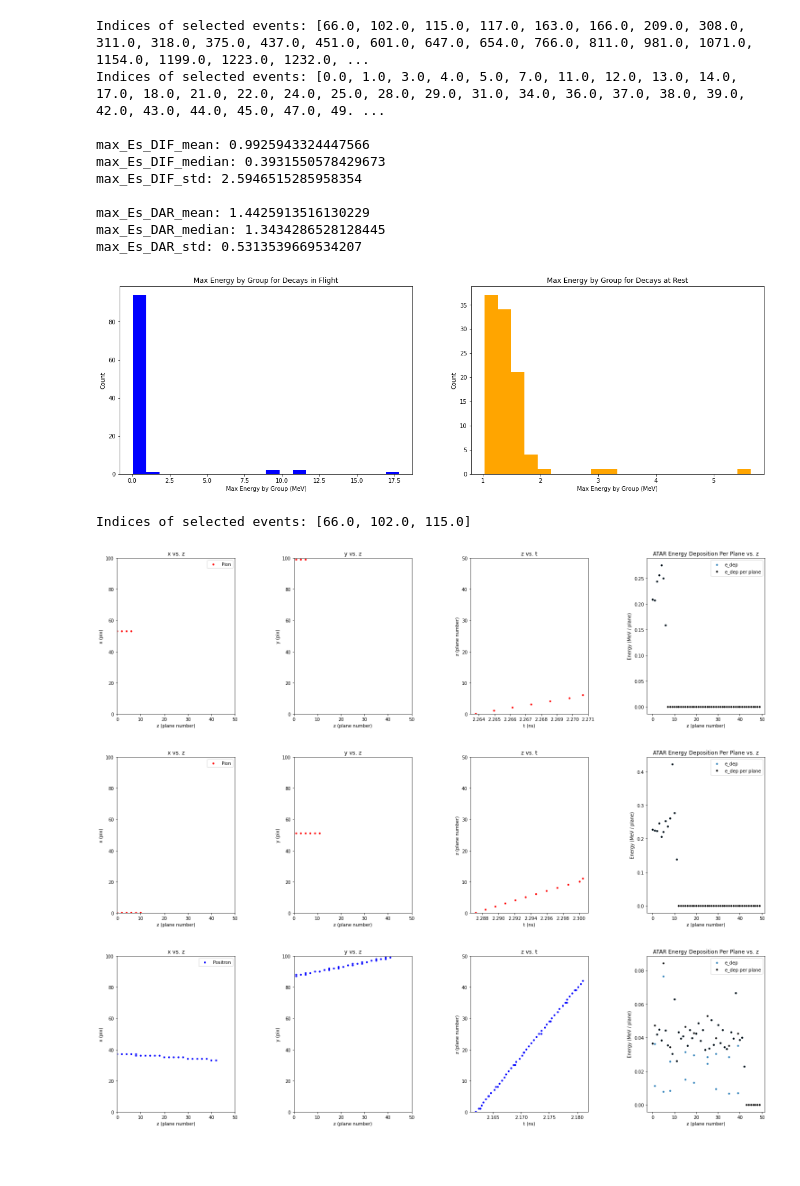
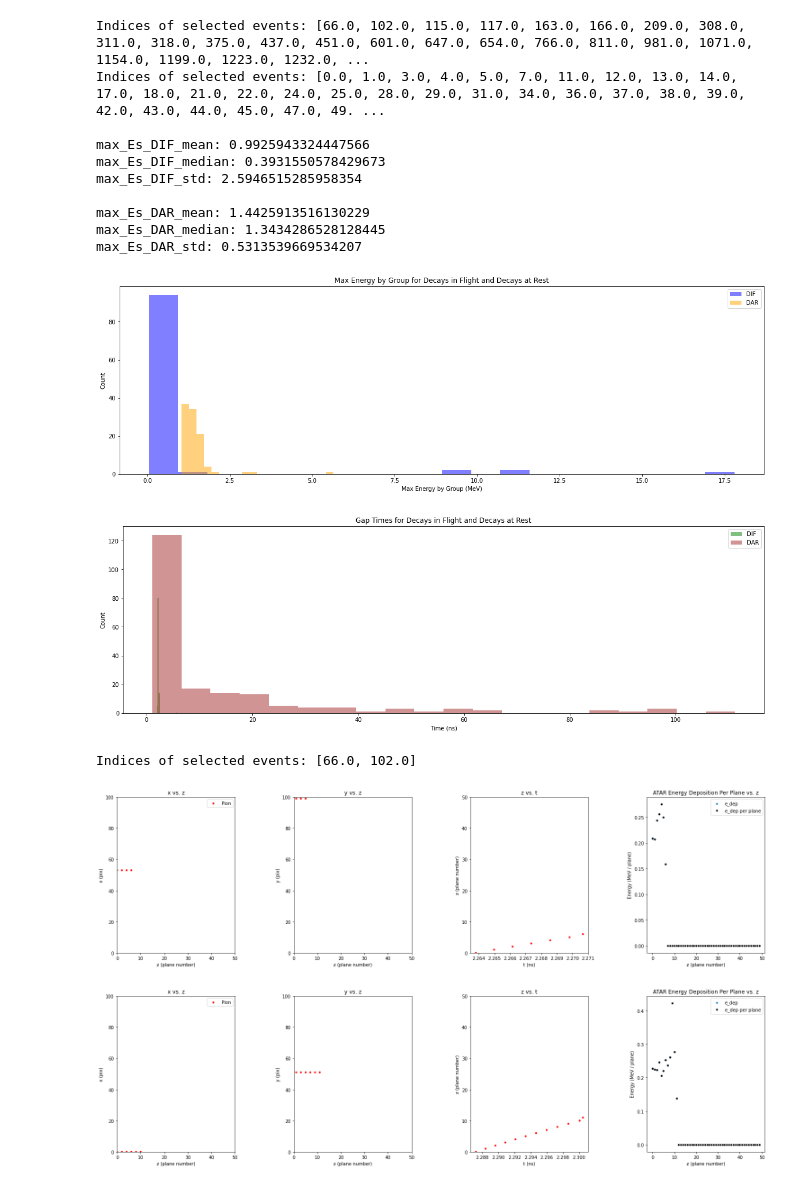
Before and after one commit to blah151/ATAR-Decay-Exploration, a Jupyter notebook: atar_exploration.ipynb, the cells around one changed output. Drawn from its saved outputs; the diff is of its cells as text; code cells hidden in the pictures; blank space fills up the shorter version.

Commit message:
Overlayed and made histograms transparent. Also added ability to change bin size.

```diff
--- a/atar_exploration.ipynb
+++ b/atar_exploration.ipynb
@@ -205,7 +219,10 @@ def event_visualization(tree, is_event_DAR, display_text_output, display_plots,
 # %%
 #Compare the maximum energy deposition of decays in flight and decays at rest. Show mean, median, and standard deviation for both sets of maximum energies, then plot them in
 #histogram form. One should notice that the DARs have a higher median energy deposited, though the means may be closer due to large outliers present in some DIF data.
-def compare_max_edep(max_Es_DIF, max_Es_DAR):
+#max_Es_DIF:  Data for maximum energies from decays in flight.
+#max_Es_DAR:  Data for maximum energies from decays at rest.
+#num_bins:  Controls the number of bins used when plotting data on histograms.
+def compare_max_edep(max_Es_DIF, max_Es_DAR, num_bins):
     max_Es_DIF_mean = np.mean(max_Es_DIF)
     max_Es_DIF_median = np.median(max_Es_DIF)
     max_Es_DIF_std = np.std(max_Es_DIF)
@@ -225,48 +242,56 @@ def compare_max_edep(max_Es_DIF, max_Es_DAR):
 
     plt.figure(figsize = (20, 6))
 
-    plt.subplot(1,2,1)
-    plt.hist(max_Es_DIF, 20, color = "blue")
-    plt.title("Max Energy by Group for Decays in Flight")
+    plt.hist(max_Es_DIF, num_bins, color = "blue", alpha = 0.5, label = "DIF")
+    plt.hist(max_Es_DAR, num_bins, color = "orange", alpha = 0.5, label = "DAR")
+    plt.title("Max Energy by Group for Decays in Flight and Decays at Rest")
     plt.xlabel("Max Energy by Group (MeV)")
     plt.ylabel("Count")
+    plt.legend()
 
-    plt.subplot(1,2,2)
-    plt.hist(max_Es_DAR, 20, color = "orange")
-    plt.title("Max Energy by Group for Decays at Rest")
-    plt.xlabel("Max Energy by Group (MeV)")
+#Plots gap times given and visualizes how these correlate with DIFs / DARs.
+#gap_times: A list of times in ns.
+#gap_times_DIF:  Data for times between decays for DIFs in ns.
+#gap_times_DAR:  Data for times between decays for DARs in ns.
+#num_bins:  Controls the number of bins used when plotting data on histograms.
+def compare_gap_times(gap_times_DIF, gap_times_DAR, num_bins):
+    plt.figure(figsize = (20, 6))
+
+    plt.hist(gap_times_DIF, num_bins, color = "green", alpha = 0.5, label = "DIF")
+    plt.hist(gap_times_DAR, num_bins, color = "brown", alpha = 0.5, label = "DAR")
+    plt.title("Gap Times for Decays in Flight and Decays at Rest")
+    plt.xlabel("Time (ns)")
     plt.ylabel("Count")
-
-#TODO: Look into gap times as possible way of distinguishing between DIFs and DARs.
-# def compare_gap_times():
+    plt.legend()
 # %%
-#Explore pion --> e data.
+#Compare energy deposition and gap times of DARs and DIFs for pion --> e data.
 PiEfile = r.TFile("pienux_out_stripped.root")
 PiEtree = PiEfile.Get("atar")
 # print([x.GetName() for x in tree.GetListOfBranches()])
 # print("\n")
 
-max_Es_DIF = event_visualization(PiEtree, 0, False, False, 100)
-max_Es_DAR = event_visualization(PiEtree, 1, False, False, 100)
+(max_Es_DIF, gap_times_DIF) = event_visualization(PiEtree, 0, False, False, 100)
+(max_Es_DAR, gap_times_DAR) = event_visualization(PiEtree, 1, False, False, 100)
 
-compare_max_edep(max_Es_DIF, max_Es_DAR)
+compare_max_edep(max_Es_DIF, max_Es_DAR, 20)
+compare_gap_times(gap_times_DIF, gap_times_DAR, 20)
 # %% [output]
 Indices of selected events: [66.0, 102.0, 115.0, 117.0, 163.0, 166.0, 209.0, 308.0, 311.0, 318.0, 375.0, 437.0, 451.0, 601.0, 647.0, 654.0, 766.0, 811.0, 981.0, 1071.0, 1154.0, 1199.0, 1223.0, 1232.0, ...
 Indices of selected events: [0.0, 1.0, 3.0, 4.0, 5.0, 7.0, 11.0, 12.0, 13.0, 14.0, 17.0, 18.0, 21.0, 22.0, 24.0, 25.0, 28.0, 29.0, 31.0, 34.0, 36.0, 37.0, 38.0, 39.0, 42.0, 43.0, 44.0, 45.0, 47.0, 49. ...
 
 max_Es_DIF_mean: 0.9925943324447566
 max_Es_DIF_median: 0.3931550578429673
 max_Es_DIF_std: 2.5946515285958354
 
 max_Es_DAR_mean: 1.4425913516130229
 max_Es_DAR_median: 1.3434286528128445
 max_Es_DAR_std: 0.5313539669534207
-[figure, old version]
+[figure, new version]
+[figure, added]
 # %%
 #Just look at plots for the pion --> e data.
-max_Es = event_visualization(PiEtree, 0, False, True, 3)
+out_data = event_visualization(PiEtree, 0, False, True, 2)
 # %% [output]
-Indices of selected events: [66.0, 102.0, 115.0]
+Indices of selected events: [66.0, 102.0]
 [figure]
 [figure]
-[figure, removed]
```
Also changed, not shown: parts of 6 cells of this notebook, 1 other file.
